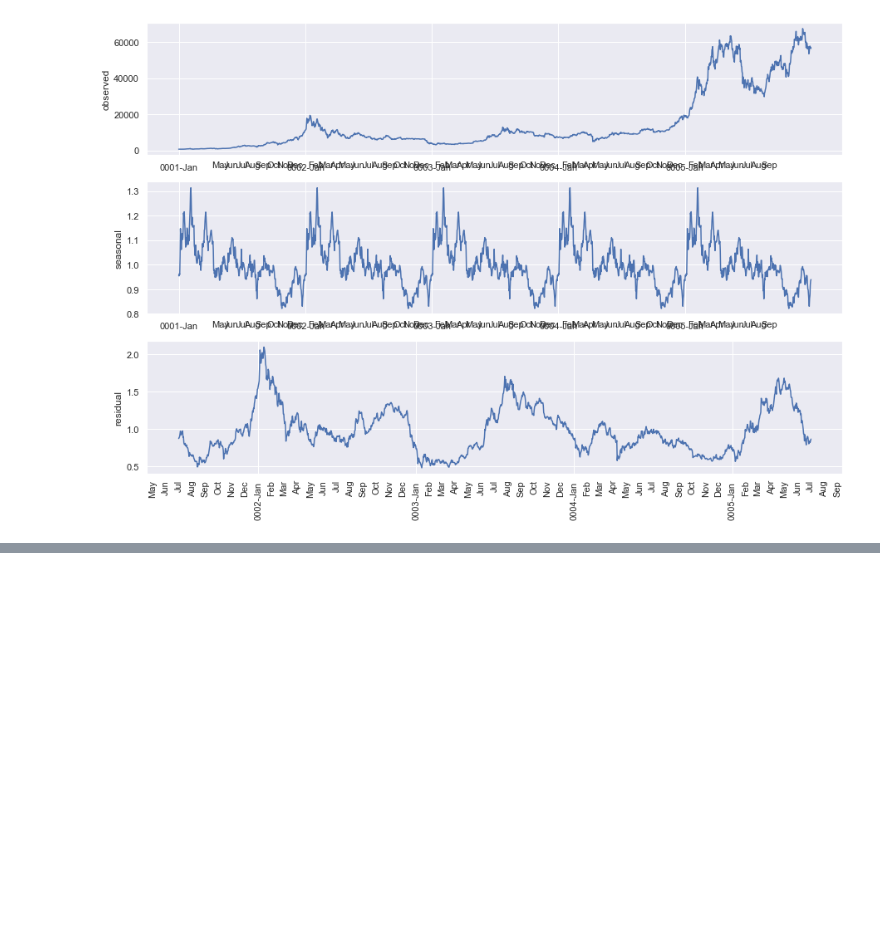
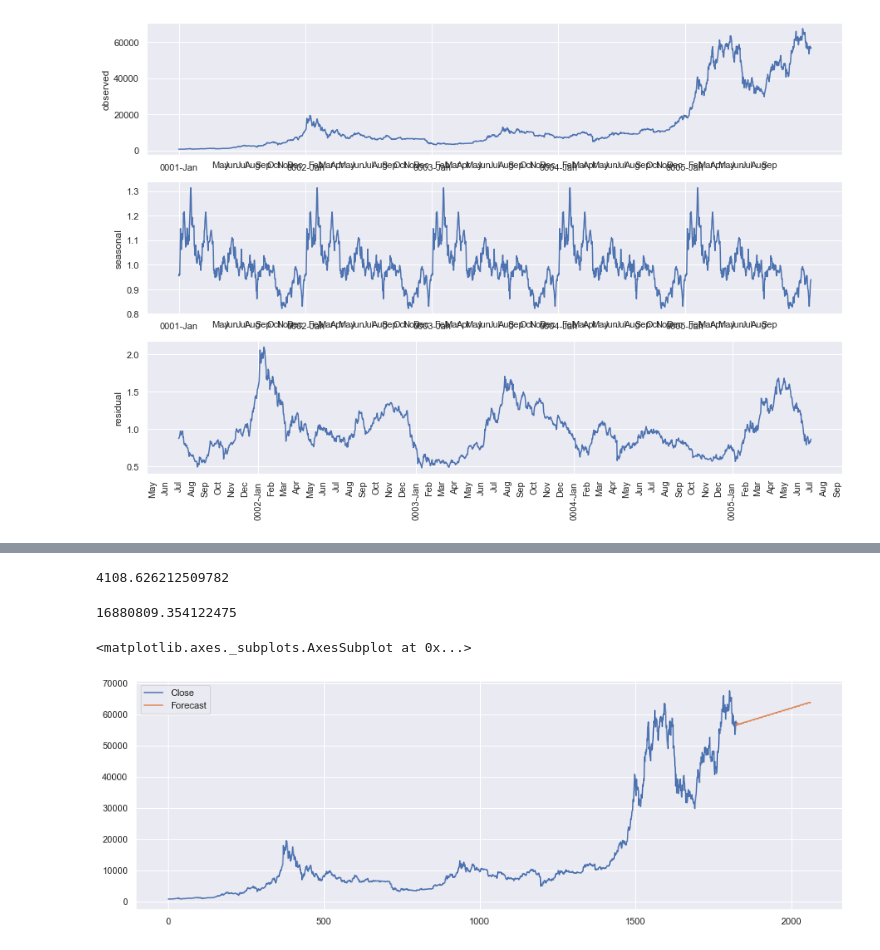
Before and after one commit to dmayo0317/project4, a Jupyter notebook: Bitcoin.ipynb, the cells around one changed output, grey strips where cells are left out. Saved outputs shown, nothing was run; the diff lists cells and outputs as text; code cells hidden in the pictures; blank space fills up the shorter version.

```diff
--- a/Bitcoin.ipynb
+++ b/Bitcoin.ipynb
@@ -205,0 +311,29 @@ for i, ax in enumerate(axes):
+# %%
+#Evaluate the model using MSE and RMSE
+# Load specific evaluation tools
+from sklearn.metrics import mean_squared_error
+from statsmodels.tools.eval_measures import rmse
+
+# Calculate root mean squared error
+rmse(test["Close"], predictions)
+# %% [output]
+4108.626212509782
+# %%
+# Calculate mean squared error
+mean_squared_error(test["Close"], predictions)
+# %% [output]
+16880809.354122475
+# %%
+# Train the model on the full dataset
+model = model = SARIMAX(bitcoin3_df['Close'],order = (0, 1, 1),seasonal_order =(2, 1, 1, 12))
+result = model.fit()
+
+# Forecast for the next 20 years
+forecast = result.predict(start = len(bitcoin3_df),end = (len(bitcoin3_df)-1) + 20 * 12,typ = 'levels').rename('Forecast')
+
+# Plot the forecast values
+bitcoin3_df['Close'].plot(figsize = (15, 5), legend = True)
+forecast.plot(legend = True)
+# %% [output]
+<matplotlib.axes._subplots.AxesSubplot at 0x...>
+[figure, added]
```
Also changed, not shown: parts of 7 cells of this notebook.
